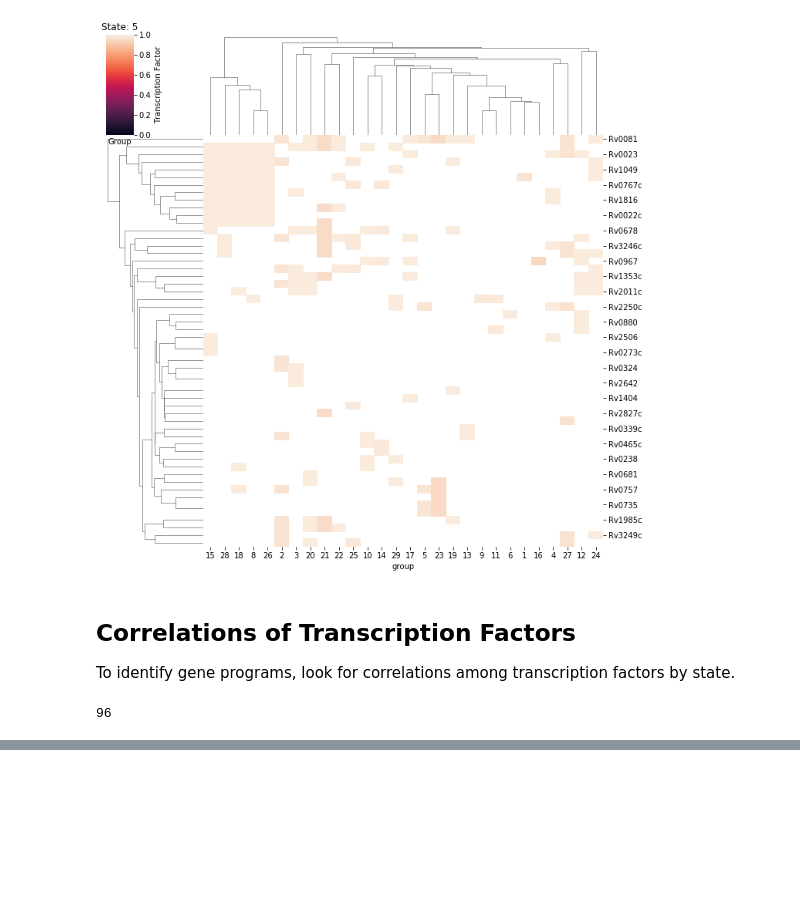
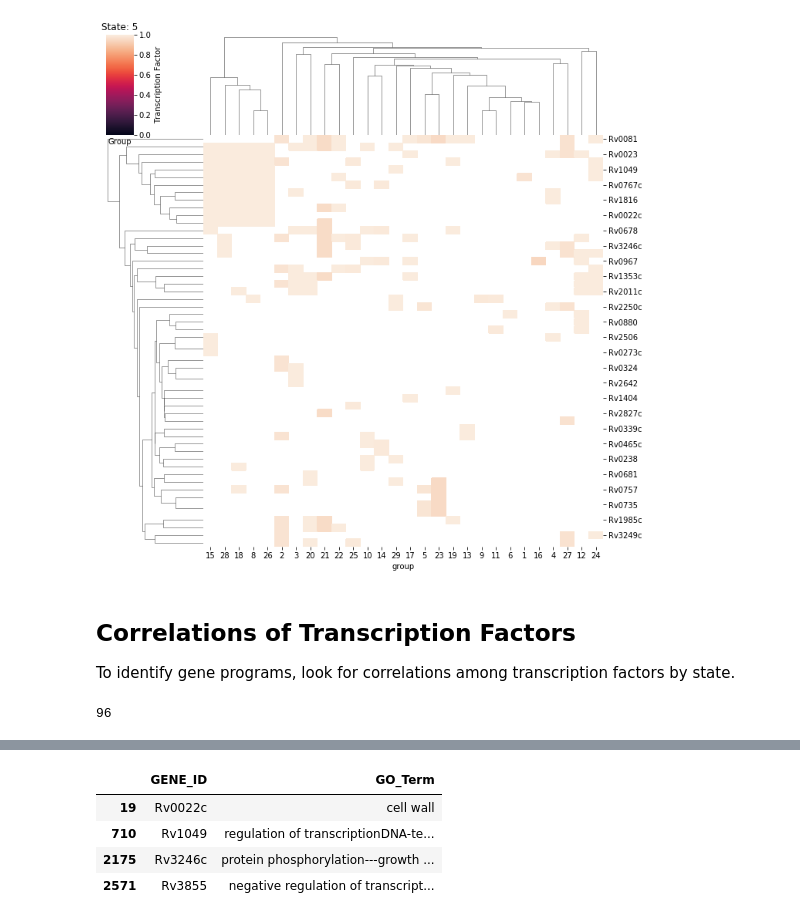
Before and after one commit to uwescience/xstate, a Jupyter notebook: notebooks/Classification Groups.ipynb, the cells around one changed output, grey strips where cells are left out. Drawn from its saved outputs; the diff is of its cells as text; code cells hidden in the pictures; blank space fills up the shorter version.

```diff
--- a/notebooks/Classification Groups.ipynb
+++ b/notebooks/Classification Groups.ipynb
@@ -260,2 +275,12 @@ provider.df_gene_description.to_csv("description.csv")
+# %%
+genes = ["Rv3246c", "Rv3855", "Rv0022c", "Rv1049"]
+df_xpln = PROVIDER.df_go_terms[PROVIDER.df_go_terms[cn.GENE_ID].isin(genes)]
+df_xpln
+# %% [output]
+|  | GENE_ID | GO_Term |
+| 19 | Rv0022c | cell wall |
+| 710 | Rv1049 | regulation of transcriptionDNA-te... |
+| 2175 | Rv3246c | protein phosphorylation---growth ... |
+| 2571 | Rv3855 | negative regulation of transcript... |
 # %%
 provider.df_gene_description[["Rv3246c", "Rv3855"]]
```
Also changed, not shown: parts of 6 cells of this notebook, 2 other files.
